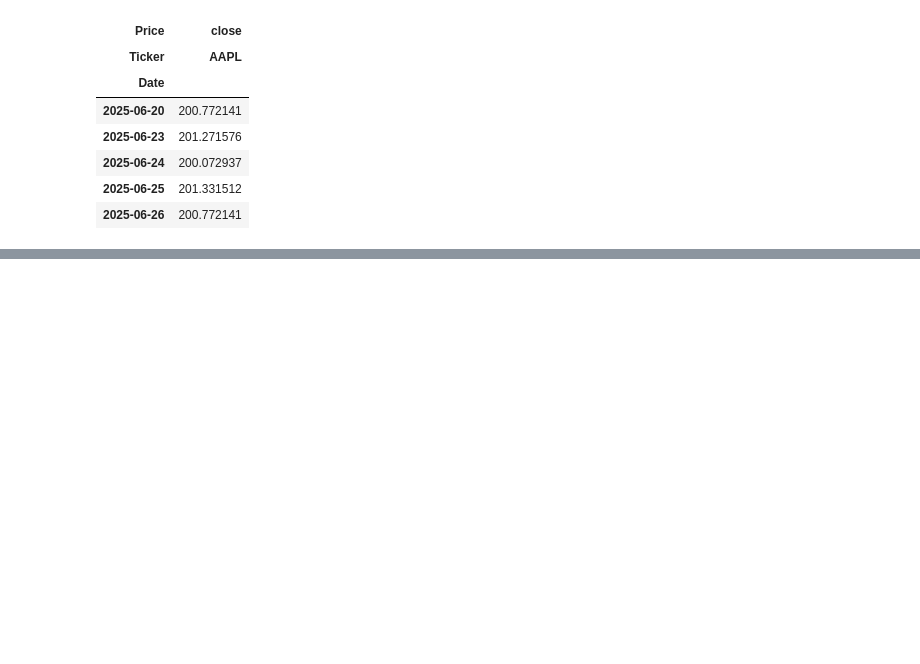
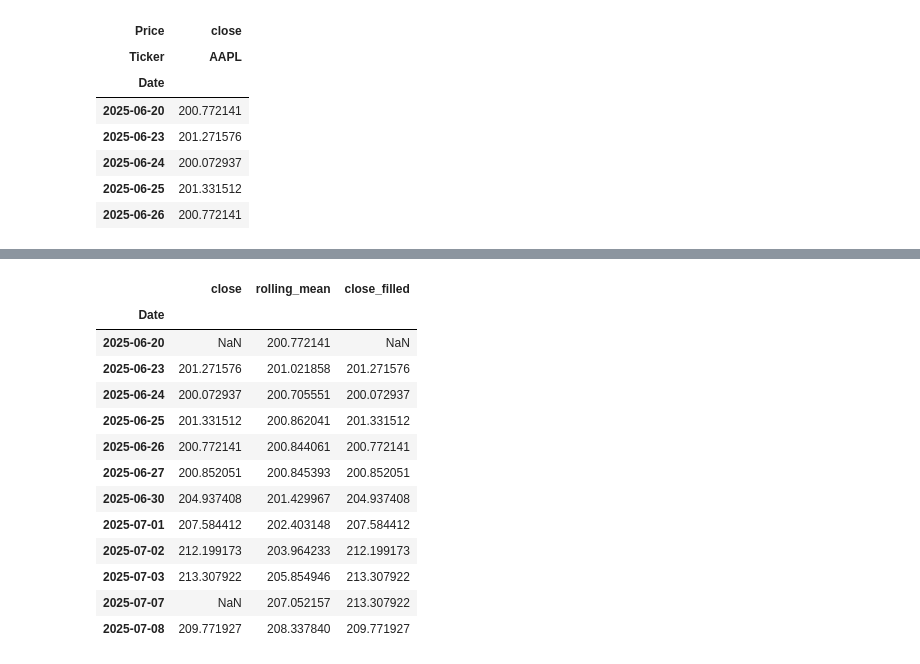
Before and after one commit to egebayazit/de-learning-lab, a Jupyter notebook: notebooks/pandas_timeseries_2025-08-19.ipynb, the cells around one changed output, grey strips where cells are left out. Cells and saved outputs as stored; diff of their text form; code cells hidden in the pictures; blank space fills up the shorter version.

```diff
--- a/notebooks/pandas_timeseries_2025-08-19.ipynb
+++ b/notebooks/pandas_timeseries_2025-08-19.ipynb
@@ -372,0 +407,19 @@ AttributeError: 'DataFrame' object has no attribute 'weekly_avg'
+# %%
+import pandas as pd
+import yfinance as yf
+
+# Get fresh data (2 months, daily)
+raw = yf.download("AAPL", period="2mo", interval="1d", auto_adjust=True, progress=False)
+
+# Ensure we have a simple single-level Series called 'close'
+if isinstance(raw.columns, pd.MultiIndex):
+    # (defensive) if yfinance returned multi-index columns
+    close = raw.xs('Close', axis=1, level=-1).squeeze().rename('close')
+else:
+    close = raw['Close'].rename('close')
+
+# Make sure the index is a DatetimeIndex and sorted
+close.index = pd.to_datetime(close.index)
+close = close.sort_index()
+
+close.head()
@@ -372,0 +475,20 @@ AttributeError: 'DataFrame' object has no attribute 'weekly_avg'
+# %%
+df_simple = df_simple.copy()
+df_simple.loc[::10, "close"] = pd.NA       # every 10th row -> NA
+df_simple["close_filled"] = df_simple["close"].ffill()
+df_simple.head(12)
+# %% [output]
+|  | close | rolling_mean | close_filled |
+| Date |  |  |  |
+| 2025-06-20 | NaN | 200.772141 | NaN |
+| 2025-06-23 | 201.271576 | 201.021858 | 201.271576 |
+| 2025-06-24 | 200.072937 | 200.705551 | 200.072937 |
+| 2025-06-25 | 201.331512 | 200.862041 | 201.331512 |
+| 2025-06-26 | 200.772141 | 200.844061 | 200.772141 |
+| 2025-06-27 | 200.852051 | 200.845393 | 200.852051 |
+| 2025-06-30 | 204.937408 | 201.429967 | 204.937408 |
+| 2025-07-01 | 207.584412 | 202.403148 | 207.584412 |
+| 2025-07-02 | 212.199173 | 203.964233 | 212.199173 |
+| 2025-07-03 | 213.307922 | 205.854946 | 213.307922 |
+| 2025-07-07 | NaN | 207.052157 | 213.307922 |
+| 2025-07-08 | 209.771927 | 208.337840 | 209.771927 |
```
Also changed, not shown: parts of 10 cells of this notebook.
